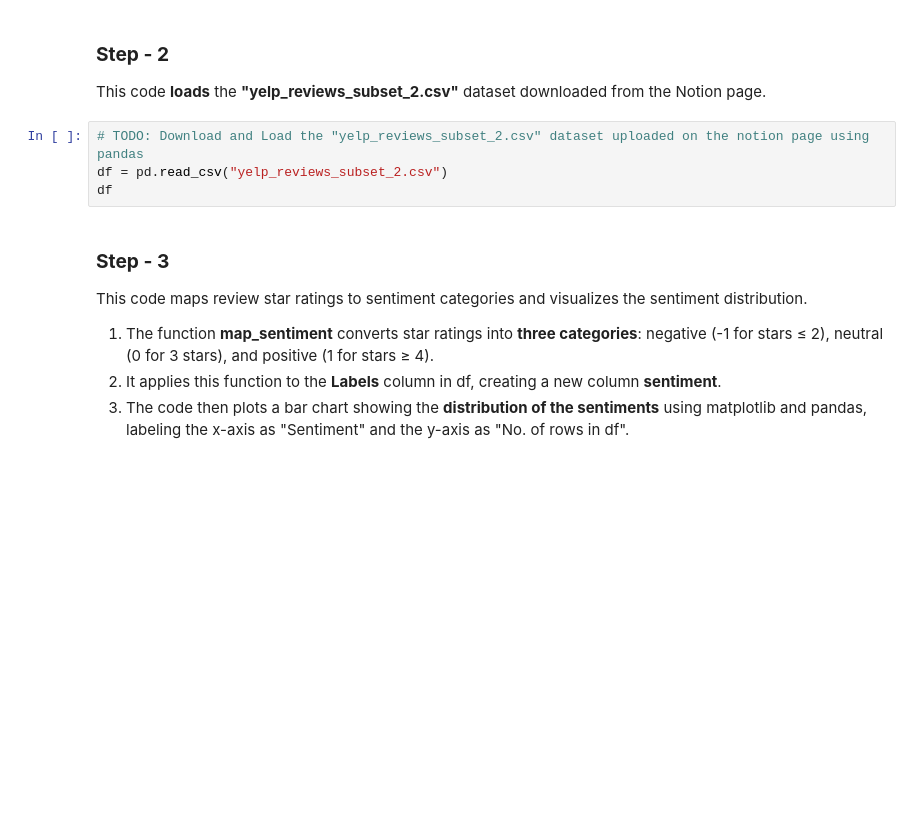
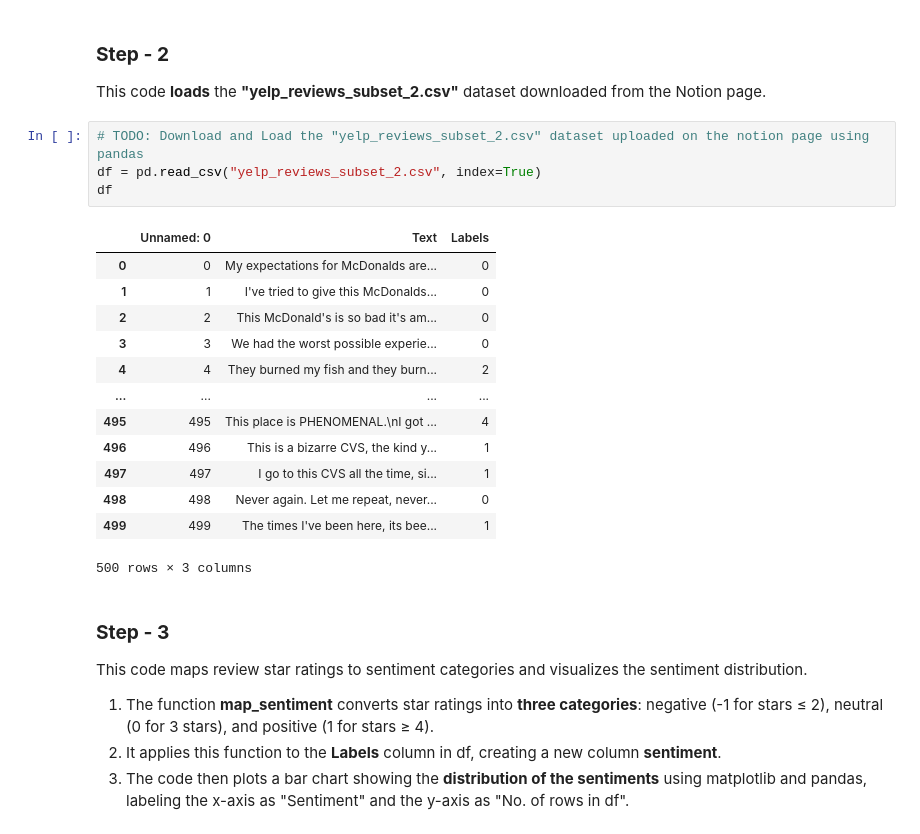
Before and after one commit to VatshVan/NLP, a Jupyter notebook: Week2/A.ipynb, the cells around one changed output. Drawn from its saved outputs; the diff is of its cells as text; blank space fills up the shorter version.

```diff
--- a/Week2/A.ipynb
+++ b/Week2/A.ipynb
@@ -52,8 +52,22 @@ green {
 This code <green>**loads**</green> the <blue>**"yelp_reviews_subset_2.csv"**</blue> dataset downloaded from the Notion page.
 # %%
 # TODO: Download and Load the "yelp_reviews_subset_2.csv" dataset uploaded on the notion page using pandas
-df = pd.read_csv("yelp_reviews_subset_2.csv")
+df = pd.read_csv("yelp_reviews_subset_2.csv", index=True)
 df
+# %% [output]
+|  | Unnamed: 0 | Text | Labels |
+| 0 | 0 | My expectations for McDonalds are... | 0 |
+| 1 | 1 | I've tried to give this McDonalds... | 0 |
+| 2 | 2 | This McDonald's is so bad it's am... | 0 |
+| 3 | 3 | We had the worst possible experie... | 0 |
+| 4 | 4 | They burned my fish and they burn... | 2 |
+| ... | ... | ... | ... |
+| 495 | 495 | This place is PHENOMENAL.\nI got ... | 4 |
+| 496 | 496 | This is a bizarre CVS, the kind y... | 1 |
+| 497 | 497 | I go to this CVS all the time, si... | 1 |
+| 498 | 498 | Never again. Let me repeat, never... | 0 |
+| 499 | 499 | The times I've been here, its bee... | 1 |
+500 rows × 3 columns
 # %% [markdown]
 <style>
 blue {
```
Also changed, not shown: parts of 9 cells of this notebook, 5 other files.
